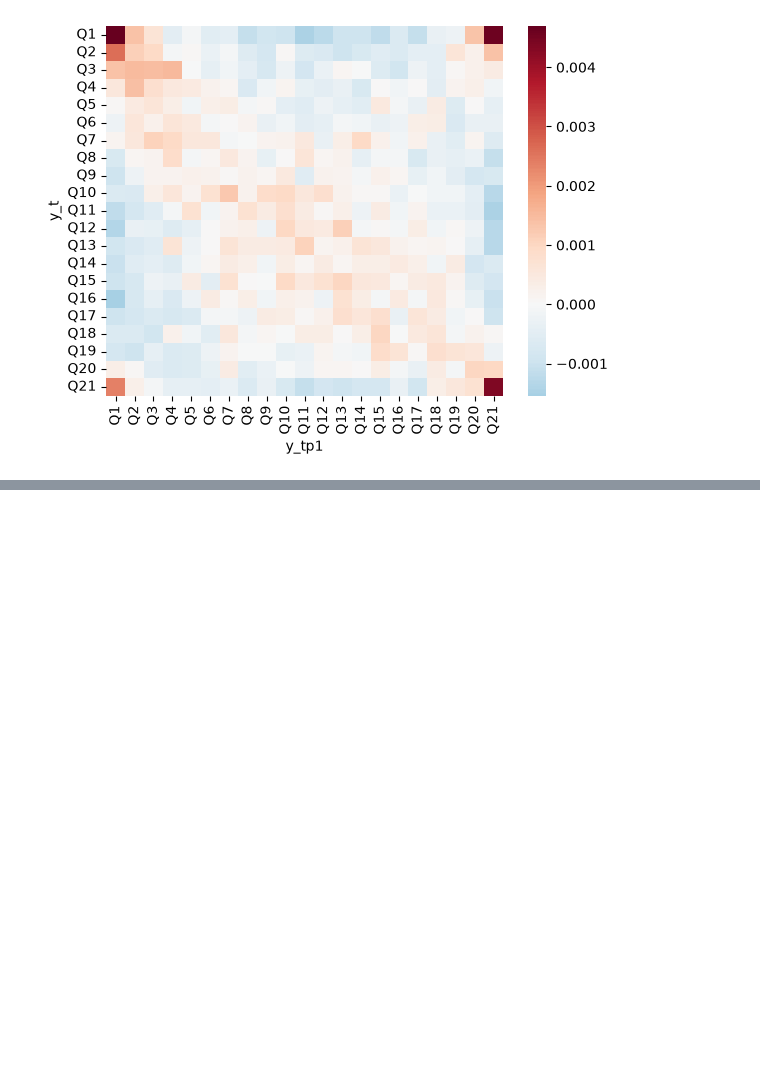
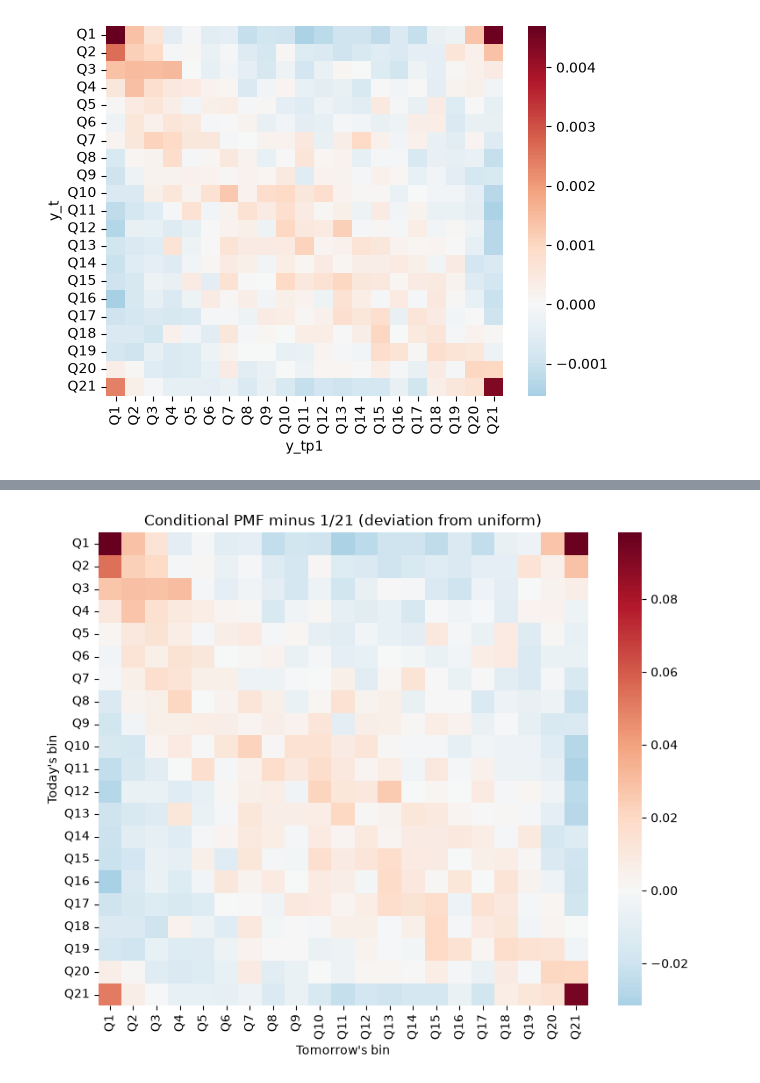
Before and after one commit to cejones8/UU_Labs, a Jupyter notebook: Lab 8/Thursday_lab/lab08_inclass.ipynb, the cells around one changed output, grey strips where cells are left out. Saved outputs shown, nothing was run; the diff lists cells and outputs as text; code cells hidden in the pictures; blank space fills up the shorter version.

```diff
--- a/Lab 8/Thursday_lab/lab08_inclass.ipynb
+++ b/Lab 8/Thursday_lab/lab08_inclass.ipynb
@@ -341,6 +359,14 @@ Do you see any obvious patterns?
 # %%
-# Subtract 1/21**2 from the PMF before plotting it, to normalize away the uniform PMF,
-# and see systematic deviations from uniformly random behavior.
+# Subtract 1/21 from the PMF before plotting it, to normalize away the uniform PMF,
+# and see systematic deviations from uniformly random transitions.
+fig, ax = plt.subplots(figsize=(9, 7))
+sns.heatmap(quantile_cond - 1/bins, cmap='RdBu_r', center=0, ax=ax)
+ax.set_title("Conditional PMF minus 1/21 (deviation from uniform)")
+ax.set_xlabel("Tomorrow's bin")
+ax.set_ylabel("Today's bin")
+plt.show()
+# %% [output]
+[figure, added]
 # %% [markdown]
 <div class='alert alert-info'><b>Answer the following:</b>
 
```
Also changed, not shown: parts of 12 cells of this notebook.
